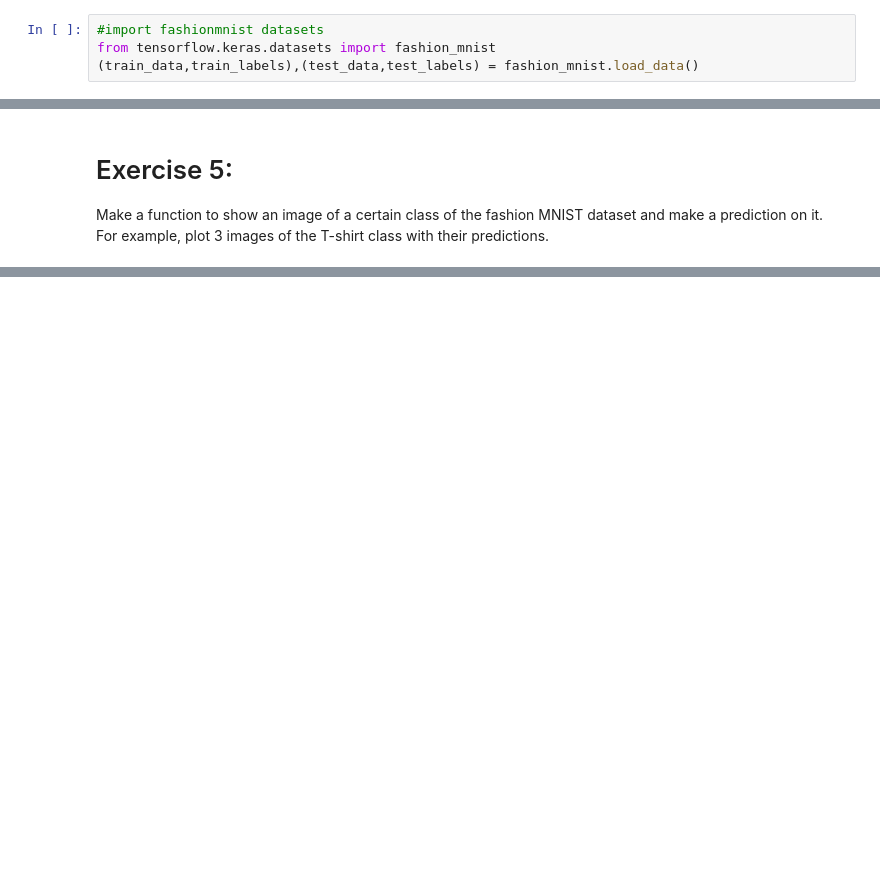
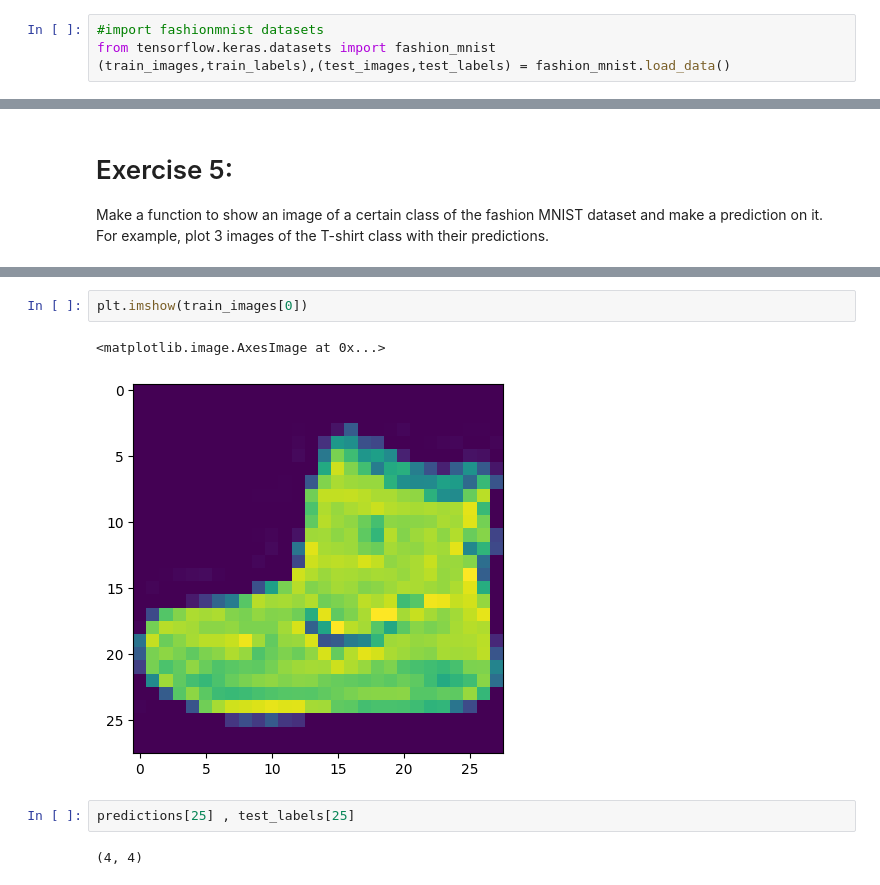
Before and after one commit to hasanzeynal/TensorFlow-Developer-Certificate, a Jupyter notebook: Exercises/02_neural_network_classification_in_tensorflow.ipynb, the cells around one changed output, grey strips where cells are left out. Cells and saved outputs as stored; diff of their text form; blank space fills up the shorter version.

```diff
--- a/Exercises/02_neural_network_classification_in_tensorflow.ipynb
+++ b/Exercises/02_neural_network_classification_in_tensorflow.ipynb
@@ -142,4 +142,4 @@ Create a function (or write code) to visualize multiple image predictions for th
 # %%
 #import fashionmnist datasets
 from tensorflow.keras.datasets import fashion_mnist
-(train_data,train_labels),(test_data,test_labels) = fashion_mnist.load_data()
+(train_images,train_labels),(test_images,test_labels) = fashion_mnist.load_data()
@@ -272,0 +320,9 @@ Train a model to get 88%+ accuracy on the fashion MNIST test set. Plot a confusi
+# %%
+plt.imshow(train_images[0])
+# %% [output]
+<matplotlib.image.AxesImage at 0x...>
+[figure, added]
+# %%
+predictions[25] , test_labels[25]
+# %% [output]
+(4, 4)
```
Also changed, not shown: parts of 21 cells of this notebook.
